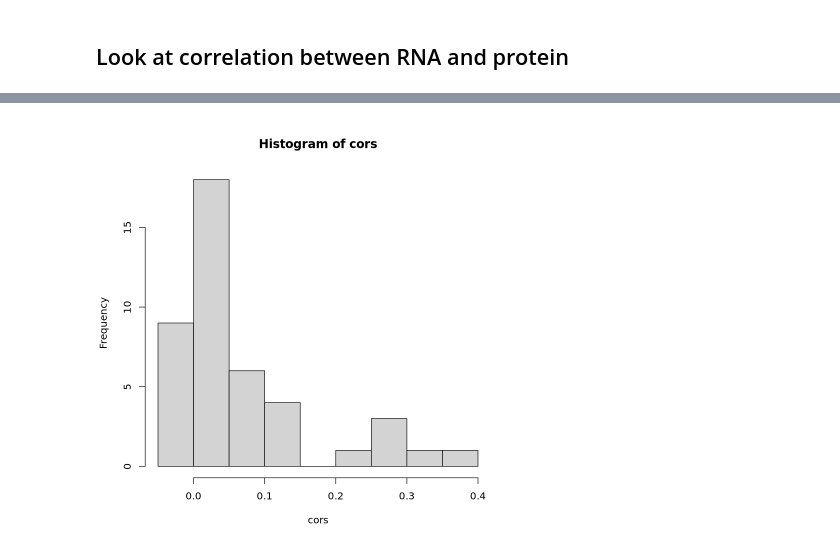
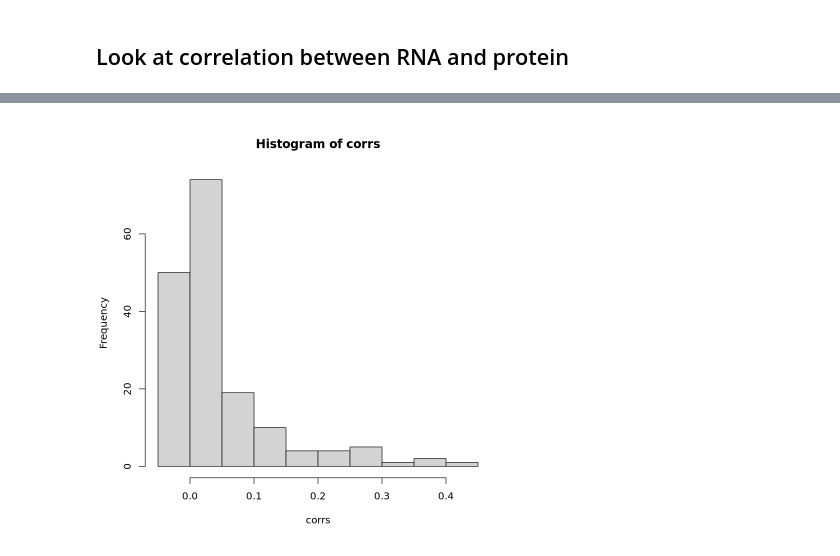
Before and after one commit to reliscu/chronocell_janssens_2025_preprint, a Jupyter notebook: 00_RNA_vs_ADT.ipynb, the cells around one changed output, grey strips where cells are left out. Drawn from its saved outputs; the diff is of its cells as text; code cells hidden in the pictures.

Commit message:
mapping gene and protein identifiers

```diff
--- a/00_RNA_vs_ADT.ipynb
+++ b/00_RNA_vs_ADT.ipynb
@@ -276 +314,7 @@ attr(,"class")
+# %%
+df_mapped <- df_mapped %>%
+    dplyr::select(-Alias) %>%
+    filter(!duplicated(
+        paste(Orig_ID, Gene_symbol)
+    ))
 # %%
@@ -282,0 +342,3 @@ unique(na.omit(df_mapped$ID_clean[!df_mapped$Gene_symbol %in% rownames(data$RNA)
+# %%
+df_mapped <- df_mapped %>%
+    filter(Gene_symbol %in% rownames(data$RNA))
@@ -312,0 +354,3 @@ df <- data.frame(Gene=genes_lower, Cor=cors)
+# %%
+expr_ADT_subset <- expr_ADT[match(df_mapped$Orig_ID, rownames(expr_ADT)),]
+expr_RNA_subset <- expr_RNA[match(df_mapped$Gene_symbol, rownames(expr_RNA)),]
@@ -312,0 +367,11 @@ df <- data.frame(Gene=genes_lower, Cor=cors)
+# %%
+corrs <- unlist(lapply(1:nrow(df_mapped), function(i) {
+    cor(expr_RNA_subset[i,], expr_ADT_subset[i,])
+}))
+
+df <- data.frame(
+    Protein=df_mapped$Orig_ID,
+    Gene=df_mapped$Gene_symbol,
+    Cor=corrs,
+    Mean_RNA_expr=mean_RNA
+)
@@ -313,4 +418,4 @@ df <- data.frame(Gene=genes_lower, Cor=cors)
 # %%
-hist(cors)
+hist(corrs)
 # %% [output]
-[figure, old version]
+[figure, new version]
```
Also changed, not shown: parts of 25 cells of this notebook, 2 other files.
